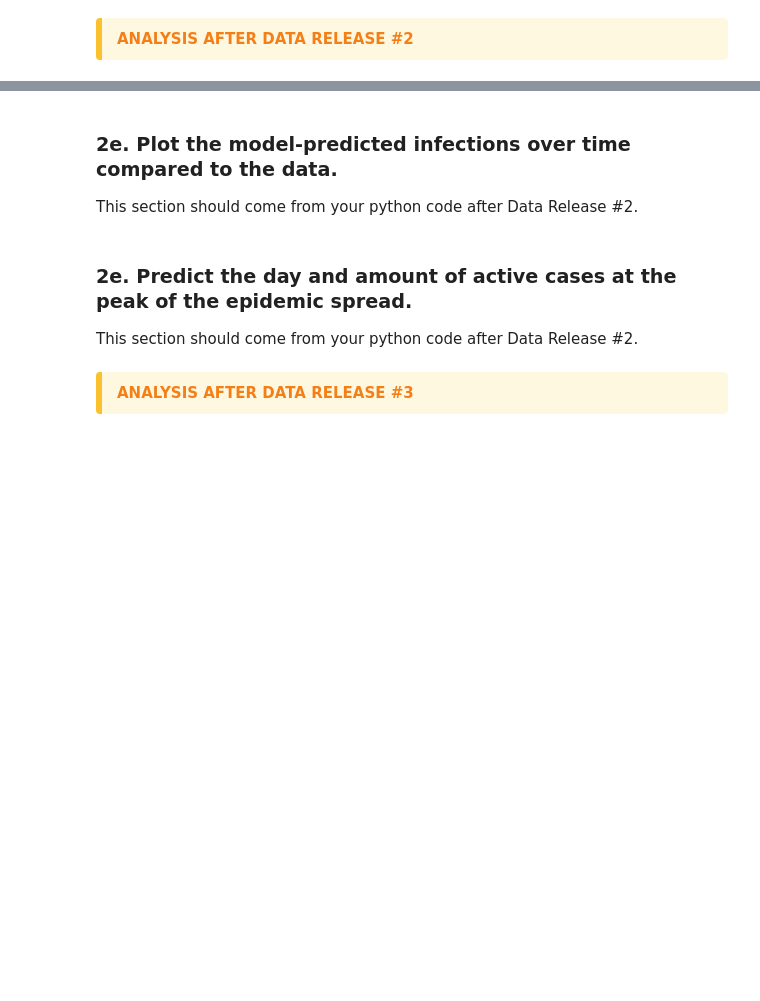
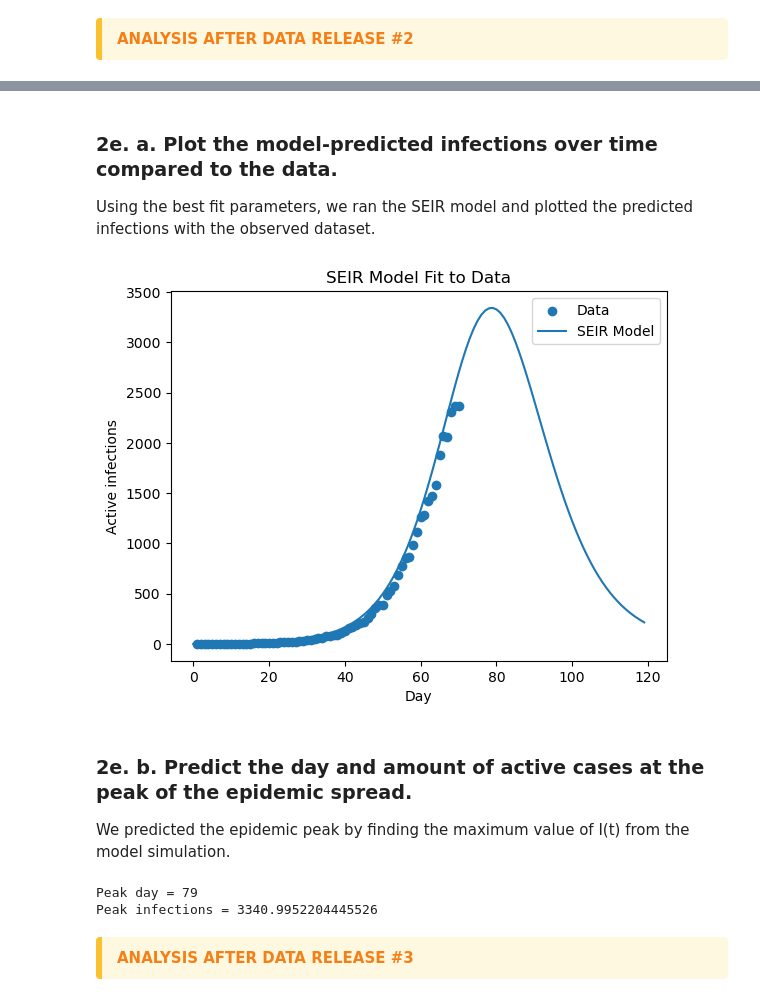
Before and after one commit to Chrisyjo23/Module-2-Epidemics-SIR-Modeling, a Jupyter notebook: Notebook examples/Template_student_final_notebook.ipynb, the cells around one changed output, grey strips where cells are left out. Saved outputs shown, nothing was run; the diff lists cells and outputs as text; code cells hidden in the pictures; blank space fills up the shorter version.

Commit message:
Update Template_student_final_notebook.ipynb
adding the revised and organized code for the release 2 data.

```diff
--- a/Notebook examples/Template_student_final_notebook.ipynb
+++ b/Notebook examples/Template_student_final_notebook.ipynb
@@ -236,2 +274,27 @@ This section should come from your python code after Data Release #2.
+# %%
+# Euler SEIR function
+
+def run_seir(beta, sigma, gamma):
+
+    S = np.zeros(len(time))
+    E = np.zeros(len(time))
+    I = np.zeros(len(time))
+    R = np.zeros(len(time))
+
+    S[0], E[0], I[0], R[0] = S0, E0, I0, R0
+
+    for i in range(len(time)-1):
+
+        dS = -beta * S[i] * I[i] / N
+        dE = beta * S[i] * I[i] / N - sigma * E[i]
+        dI = sigma * E[i] - gamma * I[i]
+        dR = gamma * I[i]
+
+        S[i+1] = S[i] + dS * dt
+        E[i+1] = E[i] + dE * dt
+        I[i+1] = I[i] + dI * dt
+        R[i+1] = R[i] + dR * dt
+
+    return S, E, I, R
 # %% [markdown]
 ### 2d. Fit the SEIR model to the data by changing beta, gamma, and sigma.
@@ -239,9 +345,42 @@ This section should come from your python code after Data Release #2.
 # %% [markdown]
-### 2e. Plot the model-predicted infections over time compared to the data.
-This section should come from your python code after Data Release #2.
+### 2e. a. Plot the model-predicted infections over time compared to the data.
+
+Using the best fit parameters, we ran the SEIR model and plotted the
+predicted infections with the observed dataset.
+# %%
+# Run model with best params
+
+S,E,I,R = run_seir(beta, sigma, gamma)
+
+# Plot model vs data
+
+plt.figure()
+
+plt.scatter(t_data, I_data, label="Data")
+plt.plot(time, I, label="SEIR Model")
+
+plt.xlabel("Day")
+plt.ylabel("Active infections")
+plt.title("SEIR Model Fit to Data")
+plt.legend()
+
+plt.show()
+# %% [output]
+[figure, added]
 # %% [markdown]
-### 2e. Predict the day and amount of active cases at the peak of the epidemic spread.
-This section should come from your python code after Data Release #2.
+### 2e. b. Predict the day and amount of active cases at the peak of the epidemic spread.
+We predicted the epidemic peak by finding the maximum value of I(t)
+from the model simulation.
+# %%
+# Predict peak
+peak_day = np.argmax(I)
+peak_cases = np.max(I)
+
+print("Peak day =", peak_day)
+print("Peak infections =", peak_cases)
+# %% [output]
+Peak day = 79
+Peak infections = 3340.9952204445526
 # %% [markdown]
 
 <div style="
```
Also changed, not shown: parts of 4 cells of this notebook.
